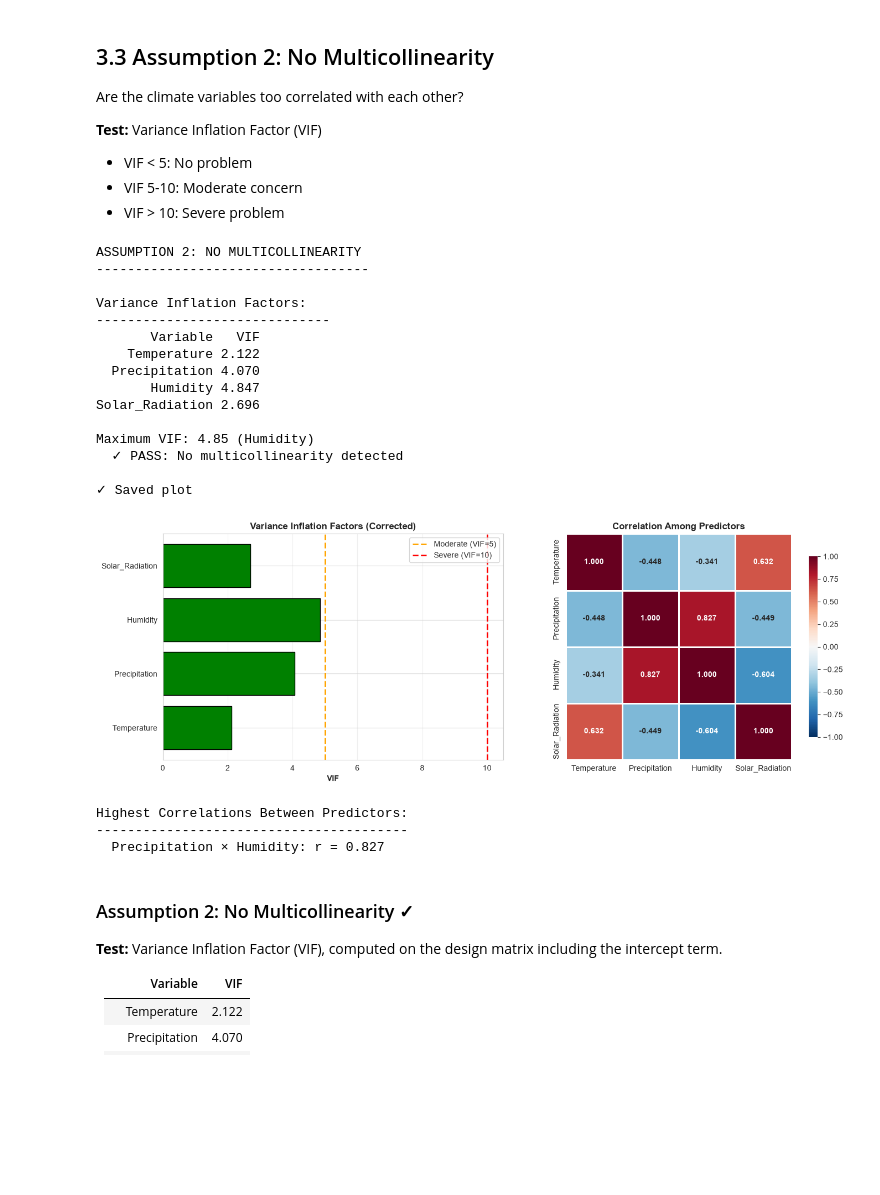
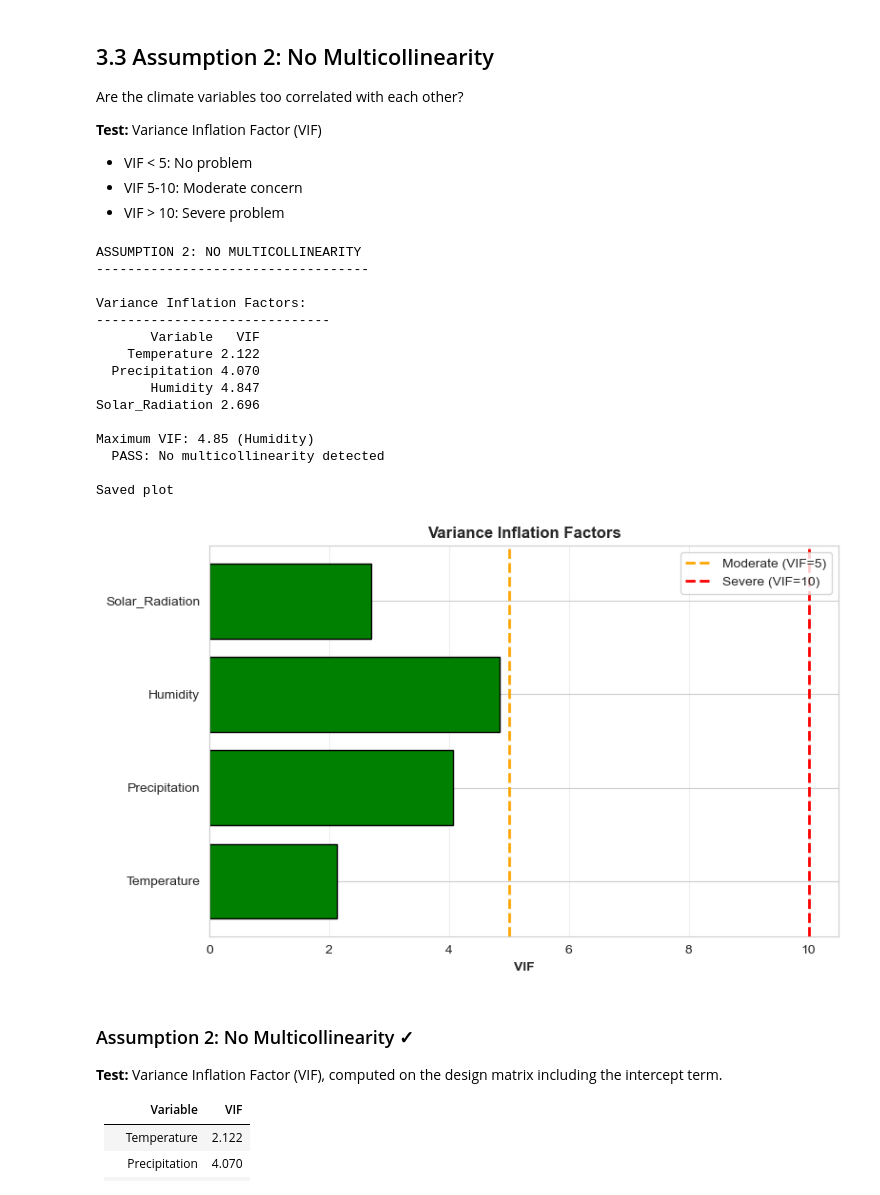
Before and after one commit to DoreenMolly/kenya-coffee-research, a Jupyter notebook: notebooks/data_analysis.ipynb, the cells around one changed output. Drawn from its saved outputs; the diff is of its cells as text; code cells hidden in the pictures; blank space fills up the shorter version.

Commit message:
"Assumption Testing for primary model"

```diff
--- a/notebooks/data_analysis.ipynb
+++ b/notebooks/data_analysis.ipynb
@@ -1036,11 +1008,9 @@ Are the climate variables too correlated with each other?
 print("ASSUMPTION 2: NO MULTICOLLINEARITY")
 print("-"*35)
 
-# Calculate VIF for each predictor
 vif_data = pd.DataFrame()
 vif_data["Variable"] = ['Temperature', 'Precipitation', 'Humidity', 'Solar_Radiation']
 
-# add constant on column 0
 X_for_vif = sm.add_constant(df[['Temperature', 'Precipitation', 'Humidity', 'Solar_Radiation']])
 
 vif_data["VIF"] = [variance_inflation_factor(X_for_vif.values, i+1) for i in range(len(vif_data))]
@@ -1049,78 +1019,55 @@ print("\nVariance Inflation Factors:")
 print("-"*30)
 print(vif_data.to_string(index=False))
 
-# Check maximum VIF
 max_vif = vif_data["VIF"].max()
 max_var = vif_data.loc[vif_data["VIF"].idxmax(), "Variable"]
 print(f"\nMaximum VIF: {max_vif:.2f} ({max_var})")
 
 if max_vif < 5:
-    print("  ✓ PASS: No multicollinearity detected")
+    print("  PASS: No multicollinearity detected")
     multi_result = "PASS"
 elif max_vif < 10:
-    print("  ⚠ WARNING: Moderate multicollinearity")
-    print(f"     → {max_var} may have unstable coefficients")
+    print("  WARNING: Moderate multicollinearity")
+    print(f"     -> {max_var} may have unstable coefficients")
     multi_result = "WARNING"
 else:
-    print("  ✗ FAIL: Severe multicollinearity")
-    print(f"     → Consider removing {max_var}")
+    print("  FAIL: Severe multicollinearity")
+    print(f"     -> Consider removing {max_var}")
     multi_result = "FAIL"
 
-# Visualize
-fig, axes = plt.subplots(1, 2, figsize=(14, 5))
+fig, ax = plt.subplots(figsize=(8, 5))
 
-# VIF bar chart
 colors = ['green' if v < 5 else 'orange' if v < 10 else 'red' for v in vif_data['VIF']]
-axes[0].barh(vif_data['Variable'], vif_data['VIF'], color=colors, edgecolor='black')
-axes[0].axvline(5, color='orange', linestyle='--', linewidth=2, label='Moderate (VIF=5)')
-axes[0].axvline(10, color='red', linestyle='--', linewidth=2, label='Severe (VIF=10)')
-axes[0].set_xlabel('VIF', fontweight='bold')
-axes[0].set_title('Variance Inflation Factors (Corrected)', fontweight='bold')
-axes[0].legend()
-axes[0].grid(True, alpha=0.3, axis='x')
-
-# Correlation heatmap (predictors only)
-corr_matrix = df[['Temperature', 'Precipitation', 'Humidity', 'Solar_Radiation']].corr()
-sns.heatmap(corr_matrix, annot=True, fmt='.3f', cmap='RdBu_r', center=0,
-            square=True, linewidths=2, cbar_kws={"shrink": 0.8},
-            vmin=-1, vmax=1, ax=axes[1],
-            annot_kws={'size': 10, 'weight': 'bold'})
-axes[1].set_title('Correlation Among Predictors', fontweight='bold')
+ax.barh(vif_data['Variable'], vif_data['VIF'], color=colors, edgecolor='black')
+ax.axvline(5, color='orange', linestyle='--', linewidth=2, label='Moderate (VIF=5)')
+ax.axvline(10, color='red', linestyle='--', linewidth=2, label='Severe (VIF=10)')
+ax.set_xlabel('VIF', fontweight='bold')
+ax.set_title('Variance Inflation Factors', fontweight='bold')
+ax.legend()
+ax.grid(True, alpha=0.3, axis='x')
 
 plt.tight_layout()
-plt.savefig('/Users/dwanjiru/projects/kenya-coffee-research/reports/03_assumption2_multicollinearity_corrected.png',
+plt.savefig('/Users/dwanjiru/projects/kenya-coffee-research/reports/03_assumption2_multicollinearity.png',
             dpi=300, bbox_inches='tight')
-print("\n✓ Saved plot")
+print("\nSaved plot")
 plt.show()
-
-# Detailed correlations
-print("\nHighest Correlations Between Predictors:")
-print("-"*40)
-for i in range(len(corr_matrix.columns)):
-    for j in range(i+1, len(corr_matrix.columns)):
-        corr_val = corr_matrix.iloc[i, j]
-        if abs(corr_val) > 0.7:
-            print(f"  {corr_matrix.columns[i]} × {corr_matrix.columns[j]}: r = {corr_val:.3f}")
 # %% [output]
 ASSUMPTION 2: NO MULTICOLLINEARITY
 -----------------------------------
 
 Variance Inflation Factors:
 ------------------------------
        Variable   VIF
     Temperature 2.122
   Precipitation 4.070
        Humidity 4.847
 Solar_Radiation 2.696
 
 Maximum VIF: 4.85 (Humidity)
-  ✓ PASS: No multicollinearity detected
+  PASS: No multicollinearity detected
 
-✓ Saved plot
+Saved plot
-[figure, old version]
+[figure, new version]
-Highest Correlations Between Predictors:
-----------------------------------------
-  Precipitation × Humidity: r = 0.827
 # %% [markdown]
 ### Assumption 2: No Multicollinearity ✓
 
```
Also changed, not shown: parts of 5 cells of this notebook, 10 other files.
